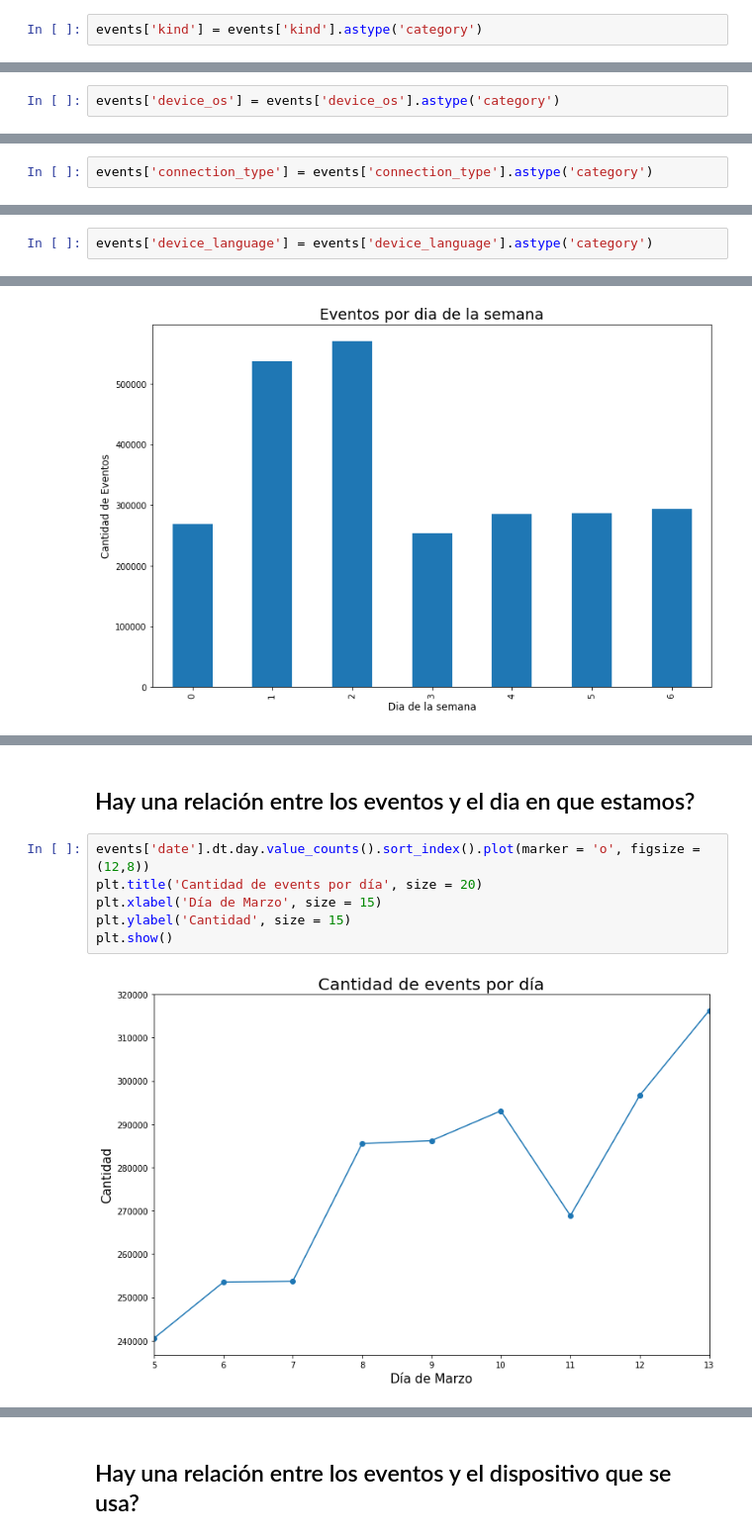
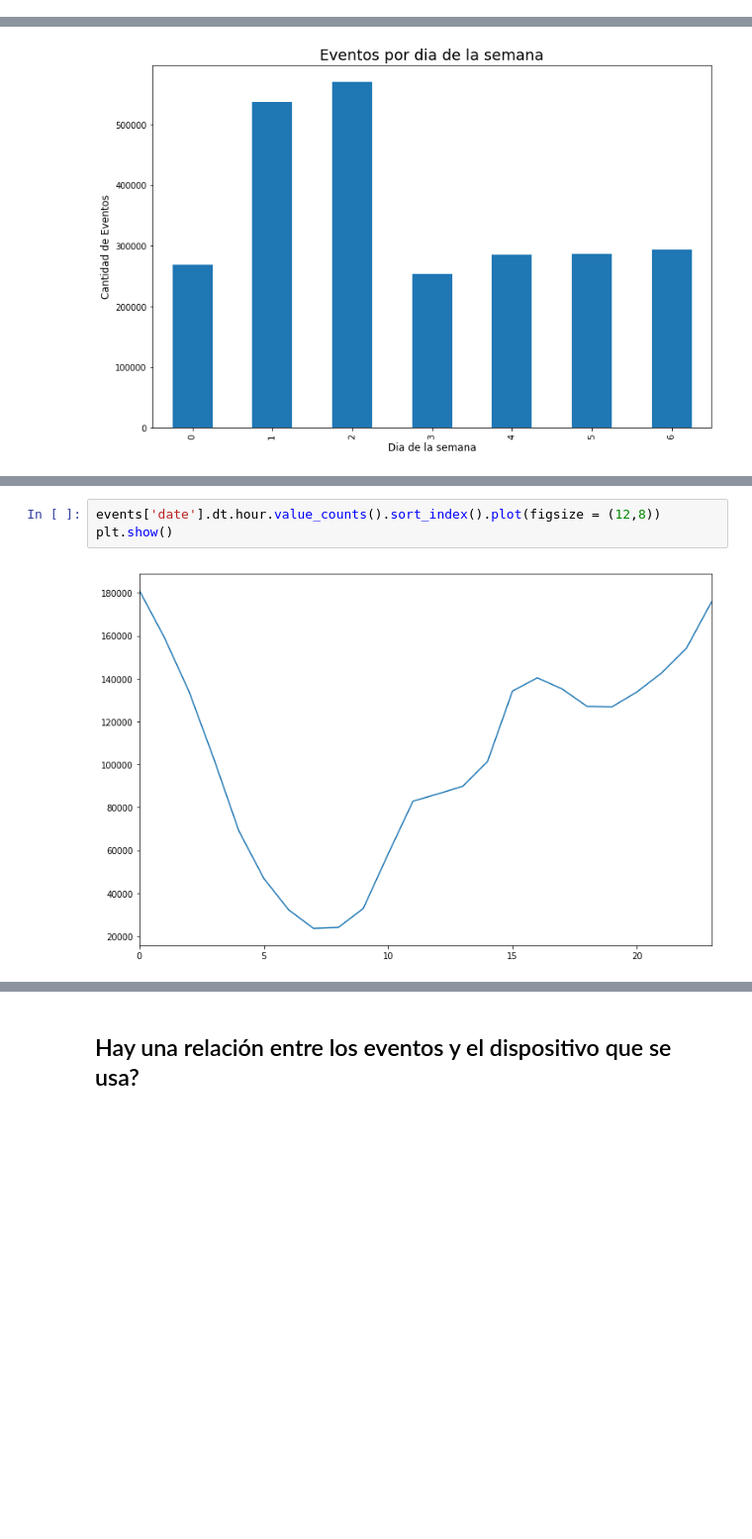
Before and after one commit to shizus/7506-1c2019, a Jupyter notebook: scripts/events.ipynb, the cells around one changed output, grey strips where cells are left out. Shown at 99% size. Saved outputs shown, nothing was run; the diff lists cells and outputs as text; blank space fills up the shorter version.

Commit message:
más gráficos events

```diff
--- a/scripts/events.ipynb
+++ b/scripts/events.ipynb
@@ -388,5 +134,3 @@ Name: kind, Length: 583, dtype: int64
-# %%
-events['kind'] = events['kind'].astype('category')
 # %%
 events['device_os'].value_counts()
 # %% [output]
@@ -395,8 +139,6 @@ events['device_os'].value_counts()
 2.7488313570525307e+18      6110
 5.916186881232351e+18        885
 Name: device_os, dtype: int64
-# %%
-events['device_os'] = events['device_os'].astype('category')
 # %%
 events['wifi'].value_counts()
 # %% [output]
@@ -418,5 +156,3 @@ CategoricalDtype(categories=['Cable/DSL', 'Cellular', 'Corporate'], ordered=Fals
 events['connection_type'].memory_usage(deep=True)
 # %% [output]
 2494780
-# %%
-events['connection_type'] = events['connection_type'].astype('category')
@@ -471,5 +159,3 @@ Name: device_language, Length: 186, dtype: int64
-# %%
-events['device_language'] = events['device_language'].astype('category')
 # %%
 counts = events['device_language'].value_counts()
 indexes = counts[counts<7000].index
@@ -779,10 +454,5 @@ plt.show()
-# %% [markdown]
-## Hay una relación entre los eventos y el dia en que estamos?
 # %%
-events['date'].dt.day.value_counts().sort_index().plot(marker = 'o', figsize = (12,8))
-plt.title('Cantidad de events por día', size = 20)
-plt.xlabel('Día de Marzo', size = 15)
-plt.ylabel('Cantidad', size = 15)
+events['date'].dt.hour.value_counts().sort_index().plot(figsize = (12,8))
 plt.show()
 # %% [output]
-[figure, old version]
+[figure, new version]
```
Also changed, not shown: parts of 65 cells of this notebook, 1 other file.
